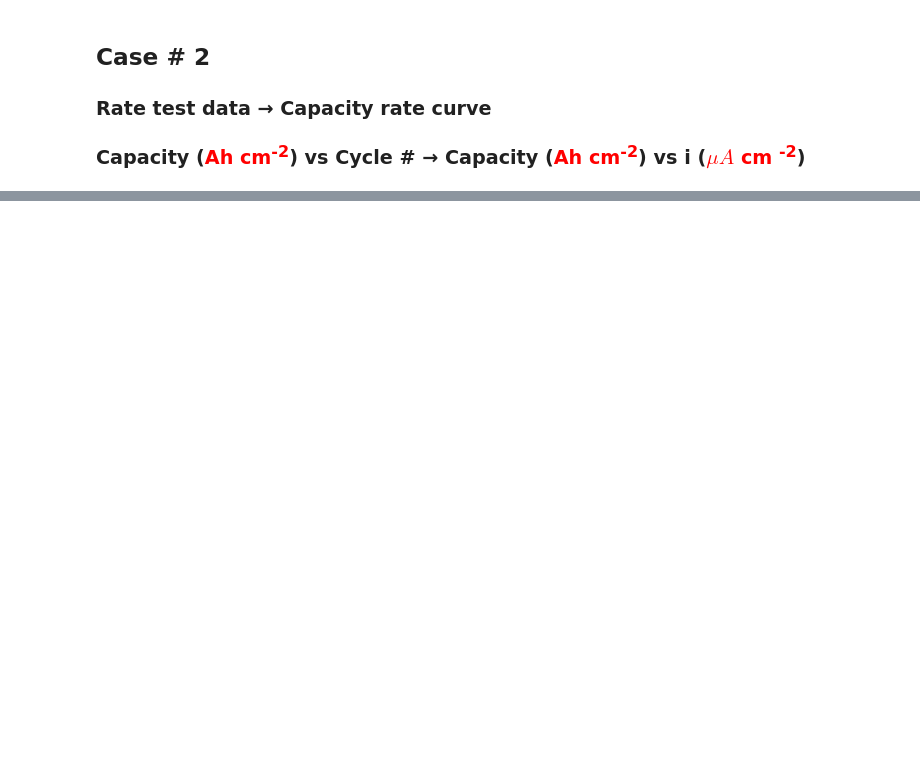
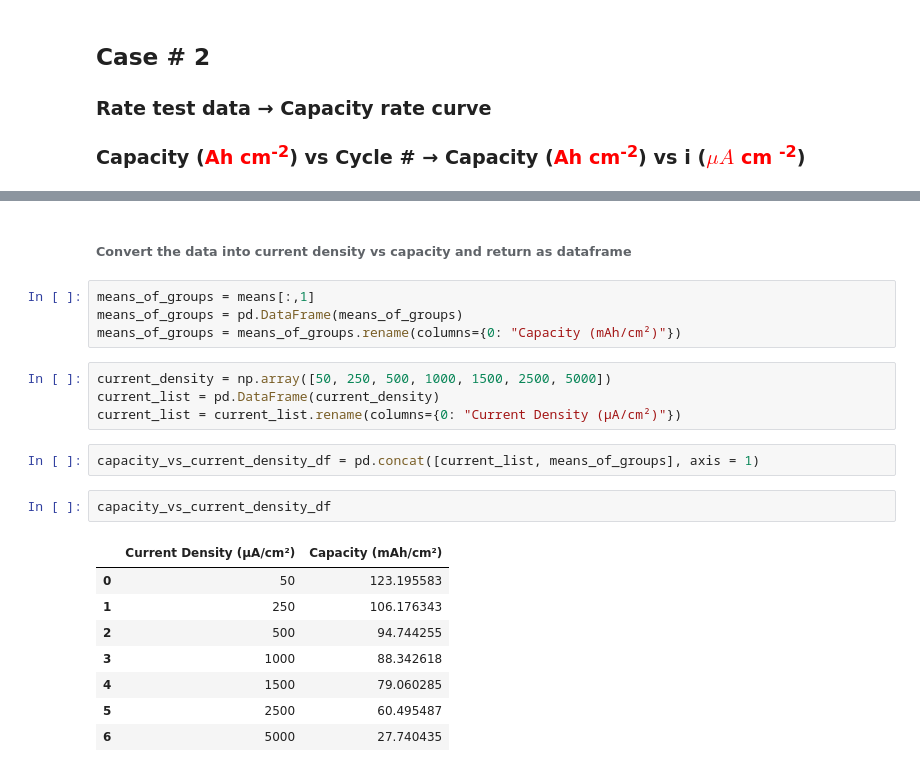
Before and after one commit to BatteryDesign/BatteryRateCap, a Jupyter notebook: Demo/Data_Conversion.ipynb, the cells around one changed output, grey strips where cells are left out. Saved outputs shown, nothing was run; the diff lists cells and outputs as text; blank space fills up the shorter version.

```diff
--- a/Demo/Data_Conversion.ipynb
+++ b/Demo/Data_Conversion.ipynb
@@ -99,0 +246,23 @@ saved succesfully to~/capstone_spring_2021/3DLi-ionbattery/Demo/Excelfile_ex.xls
+# %% [markdown]
+###### Convert the data into current density vs capacity and return as dataframe
+# %%
+means_of_groups = means[:,1]
+means_of_groups = pd.DataFrame(means_of_groups)
+means_of_groups = means_of_groups.rename(columns={0: "Capacity (mAh/cm²)"})
+# %%
+current_density = np.array([50, 250, 500, 1000, 1500, 2500, 5000])
+current_list = pd.DataFrame(current_density)
+current_list = current_list.rename(columns={0: "Current Density (µA/cm²)"})
+# %%
+capacity_vs_current_density_df = pd.concat([current_list, means_of_groups], axis = 1)
+# %%
+capacity_vs_current_density_df
+# %% [output]
+|  | Current Density (µA/cm²) | Capacity (mAh/cm²) |
+| 0 | 50 | 123.195583 |
+| 1 | 250 | 106.176343 |
+| 2 | 500 | 94.744255 |
+| 3 | 1000 | 88.342618 |
+| 4 | 1500 | 79.060285 |
+| 5 | 2500 | 60.495487 |
+| 6 | 5000 | 27.740435 |
```
Also changed, not shown: parts of 25 cells of this notebook.
